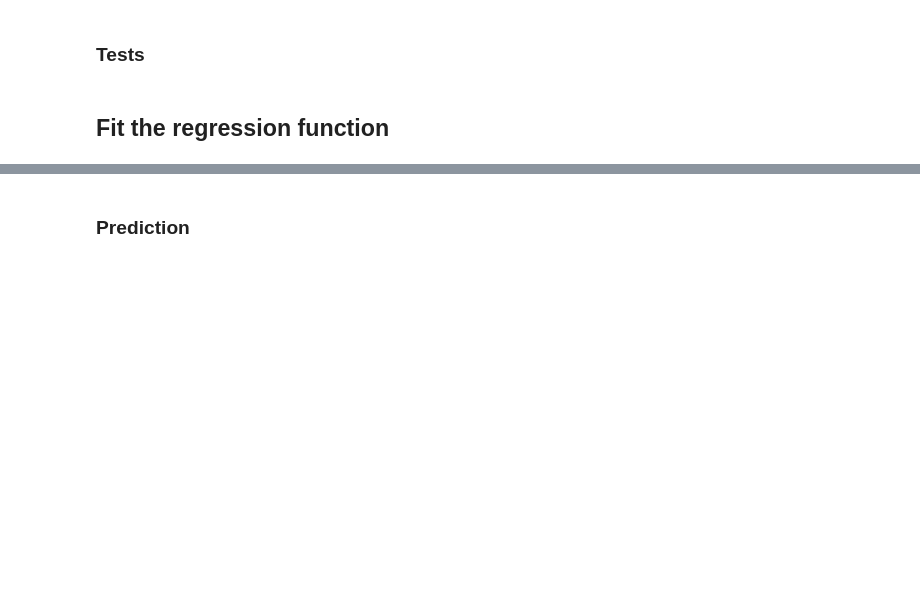
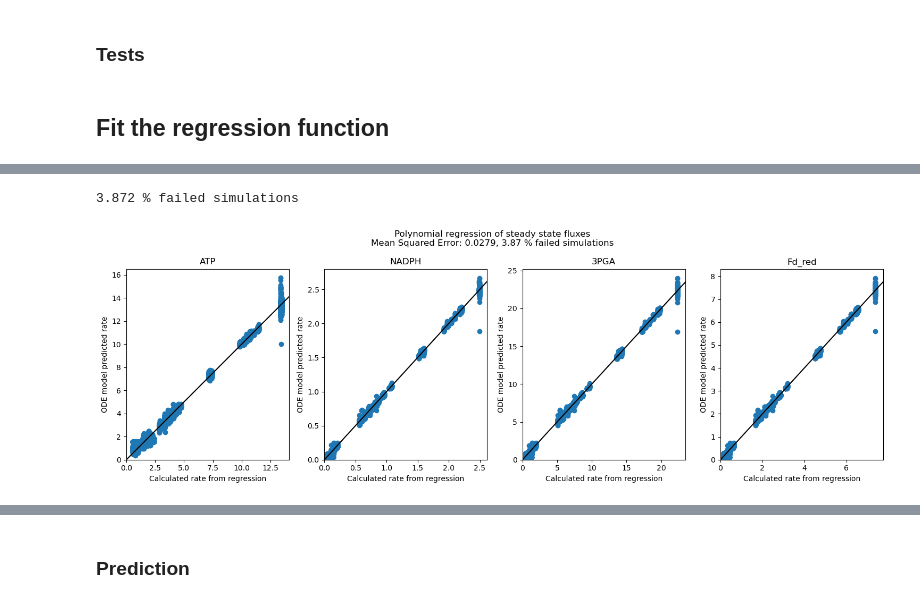
Before and after one commit to Computational-Biology-Aachen/synechocystis-photosynthesis-2024, a Jupyter notebook: Notebooks/dev_function_andreas.ipynb, the cells around one changed output, grey strips where cells are left out. Cells and saved outputs as stored; diff of their text form; code cells hidden in the pictures; blank space fills up the shorter version.

```diff
--- a/Notebooks/dev_function_andreas.ipynb
+++ b/Notebooks/dev_function_andreas.ipynb
@@ -1723,7 +1730,7 @@ y = result.loc[np.invert(failed_simulations), :].to_numpy()
 X_train, X_test, y_train, y_test = train_test_split(X, y, test_size=0.2, random_state=42)
 
 # Degree of the polynomial
-degree = 5
+degree = 7
 
 # Create polynomial features
 polynomial_features = PolynomialFeatures(degree=degree)
@@ -1736,30 +1743,33 @@ multi_target_regressor = MultiOutputRegressor(base_regressor)
 
 # Create a pipeline that combines the polynomial features and the linear regression model
 model = make_pipeline(polynomial_features, multi_target_regressor)
 
 # Fit the model
 model.fit(X_train, y_train)
 
 # Make predictions
 y_pred = model.predict(X_test)
 
 # Evaluate the model
 mse = mean_squared_error(y_test, y_pred)
 
 
 for i in range(len(target_compounds)):
     ax = axes[i]
     ax.plot(y_test[:,i], y_pred[:,i], ls="", marker="o")
     ax.set_xlabel("Calculated rate from regression")
     ax.set_ylabel("ODE model predicted rate")
     ax.set_xlim(0)
     ax.set_ylim(0)
     ax.set_title(result.columns[i])
 
     min_lim, maxlim = np.array([ax.get_ylim(), ax.get_xlim()]).min(axis=0)
 
     ax.plot((min_lim, maxlim), (min_lim, maxlim), c="k")
 
 fig. suptitle(f"Polynomial regression of steady state fluxes\nMean Squared Error: {mse:.4f}, {((failed_simulations.sum() / failed_simulations.shape[0]) * 100):.2f} % failed simulations")
 
 fig.tight_layout()
+# %% [output]
+3.872 % failed simulations
+[figure, added]
```
Also changed, not shown: parts of 18 cells of this notebook, 1 other file.
